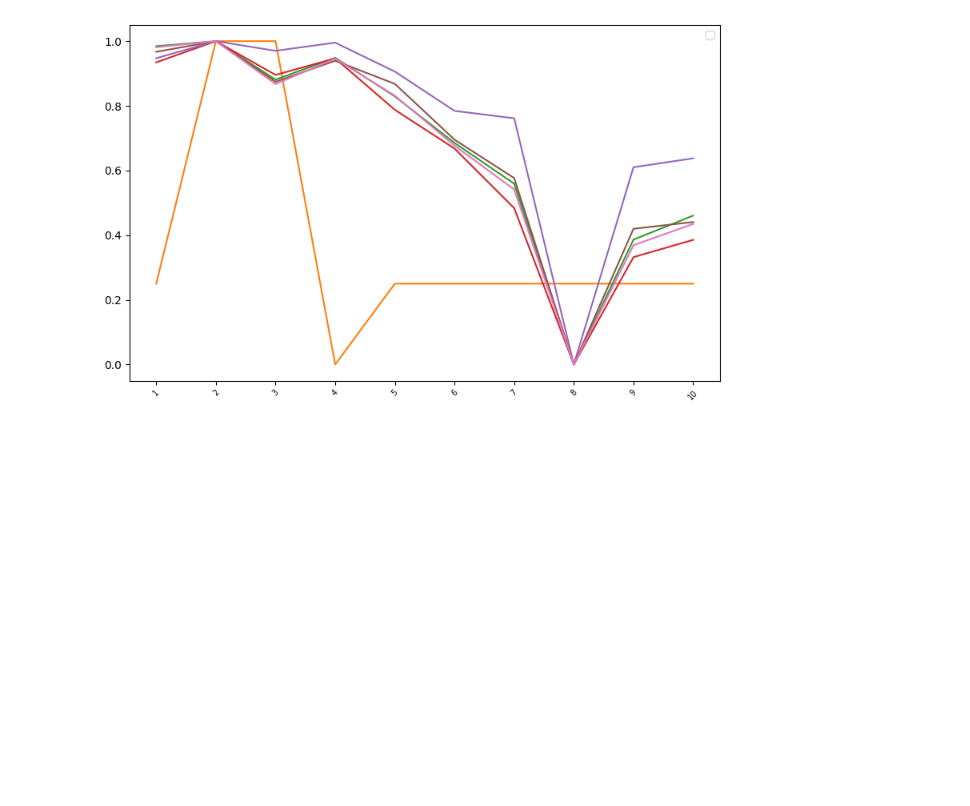
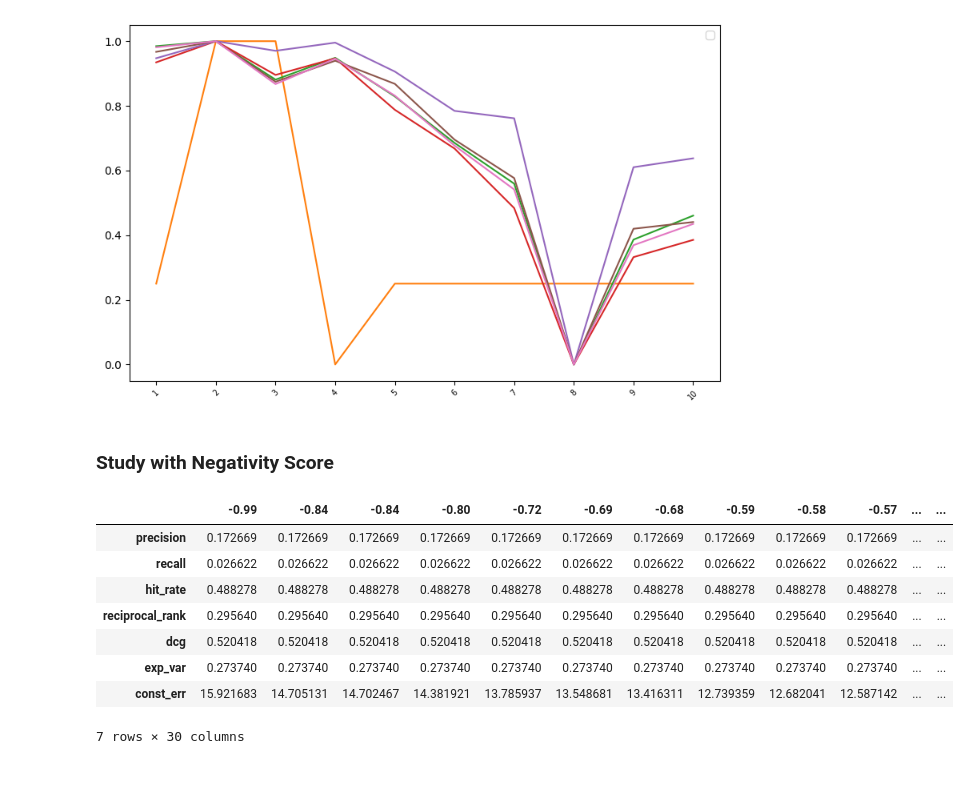
Before and after one commit to basill2001/SVD_FM, a Jupyter notebook: notes/result_checker.ipynb, the cells around one changed output. Saved outputs shown, nothing was run; the diff lists cells and outputs as text; code cells hidden in the pictures; blank space fills up the shorter version.

```diff
--- a/notes/result_checker.ipynb
+++ b/notes/result_checker.ipynb
@@ -157,5 +157,28 @@ plt.legend()
 plt.show()
 # %% [output]
 [figure]
+# %% [markdown]
+### Study with Negativity Score
+# %%
+with open('../results/negativity.pickle', mode='rb') as f:
+    neg = pickle.load(f)
+neg_df = pd.DataFrame(neg)
+# %%
+sorted_num = sorted([float(col[:-12]) for col in neg_df.columns])
+sorted_col = [str(num) + 'nsoriginalfm' for num in sorted_num]
+# %%
+mean_neg_df = neg_df[sorted_col].map(lambda x: np.mean(x))
+mean_neg_df.columns = [col[:5] for col in mean_neg_df.columns]
+mean_neg_df
+# %% [output]
+|  | -0.99 | -0.84 | -0.84 | -0.80 | -0.72 | -0.69 | -0.68 | -0.59 | -0.58 | -0.57 | ... | ... |
+| precision | 0.172669 | 0.172669 | 0.172669 | 0.172669 | 0.172669 | 0.172669 | 0.172669 | 0.172669 | 0.172669 | 0.172669 | ... | ... |
+| recall | 0.026622 | 0.026622 | 0.026622 | 0.026622 | 0.026622 | 0.026622 | 0.026622 | 0.026622 | 0.026622 | 0.026622 | ... | ... |
+| hit_rate | 0.488278 | 0.488278 | 0.488278 | 0.488278 | 0.488278 | 0.488278 | 0.488278 | 0.488278 | 0.488278 | 0.488278 | ... | ... |
+| reciprocal_rank | 0.295640 | 0.295640 | 0.295640 | 0.295640 | 0.295640 | 0.295640 | 0.295640 | 0.295640 | 0.295640 | 0.295640 | ... | ... |
+| dcg | 0.520418 | 0.520418 | 0.520418 | 0.520418 | 0.520418 | 0.520418 | 0.520418 | 0.520418 | 0.520418 | 0.520418 | ... | ... |
+| exp_var | 0.273740 | 0.273740 | 0.273740 | 0.273740 | 0.273740 | 0.273740 | 0.273740 | 0.273740 | 0.273740 | 0.273740 | ... | ... |
+| const_err | 15.921683 | 14.705131 | 14.702467 | 14.381921 | 13.785937 | 13.548681 | 13.416311 | 12.739359 | 12.682041 | 12.587142 | ... | ... |
+7 rows × 30 columns
 # %% [markdown]
 ###
```
Also changed, not shown: 11 other files.
